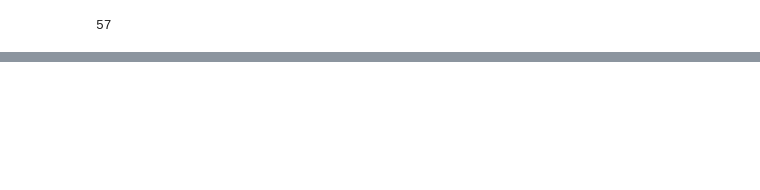
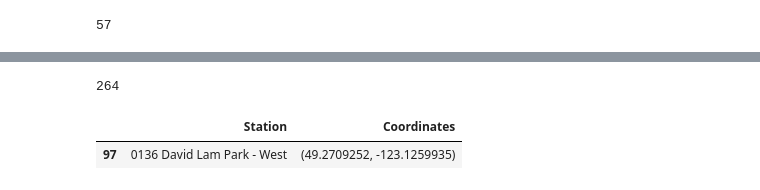
Before and after one commit to nccoutinho/CycleSync-Dashboard, a Jupyter notebook: bikeshare_dashboard/Untitled.ipynb, the cells around one changed output, grey strips where cells are left out. Saved outputs shown, nothing was run; the diff lists cells and outputs as text; code cells hidden in the pictures; blank space fills up the shorter version.

Commit message:
data wrangling - coordinates for map

```diff
--- a/bikeshare_dashboard/Untitled.ipynb
+++ b/bikeshare_dashboard/Untitled.ipynb
@@ -369,0 +434,6 @@ df.loc[df['Return station'].str.startswith('1002'), 'Return station'] = '1002 PN
+# %%
+df.loc[df['Departure station'].str.startswith('0068'), 'Departure station'] = '0068 Cypress & Broadway'
+df.loc[df['Return station'].str.startswith('0068'), 'Return station'] = '0068 Cypress & Broadway'
+# %%
+df.loc[df['Departure station'].str.startswith('0171'), 'Departure station'] = 'Yukon & 6th'
+df.loc[df['Return station'].str.startswith('0171'), 'Return station'] = 'Yukon & 6th'
@@ -369,0 +470,30 @@ df.loc[df['Return station'].str.startswith('1002'), 'Return station'] = '1002 PN
+# %%
+import matplotlib.pyplot as plt
+from geopy.geocoders import Nominatim
+import time
+
+# Function to get coordinates from station name with retry logic
+def get_coordinates_with_retry(station_name, max_retries=3, delay=1):
+    geolocator = Nominatim(user_agent="station_locator")
+    retries = 0
+    while retries < max_retries:
+        try:
+            location = geolocator.geocode(station_name)
+            if location:
+                return location.latitude, location.longitude
+            else:
+                print(f"Coordinates for {station_name} not found")
+                return None, None
+        except Exception as e:
+            #print(f"Error: {e}. Retrying...")
+            retries += 1
+            time.sleep(delay)
+    print(f"Failed to get coordinates for {station_name} after {max_retries} retries")
+    return None, None
+
+station = sorted(df['Station'].unique())
+coordinates = []
+
+for s in station:
+    coordinate = get_coordinates_with_retry(s)
+    coordinates.append(coordinate)
@@ -369,0 +532,11 @@ df.loc[df['Return station'].str.startswith('1002'), 'Return station'] = '1002 PN
+# %%
+len(coordinates)
+# %% [output]
+264
+# %%
+df2 = pd.DataFrame({'Station': station, 'Coordinates': coordinates})
+# %%
+df2[df2['Station'] == '0136 David Lam Park - West']
+# %% [output]
+|  | Station | Coordinates |
+| 97 | 0136 David Lam Park - West | (49.2709252, -123.1259935) |
```
Also changed, not shown: parts of 51 cells of this notebook, 1 other file.
